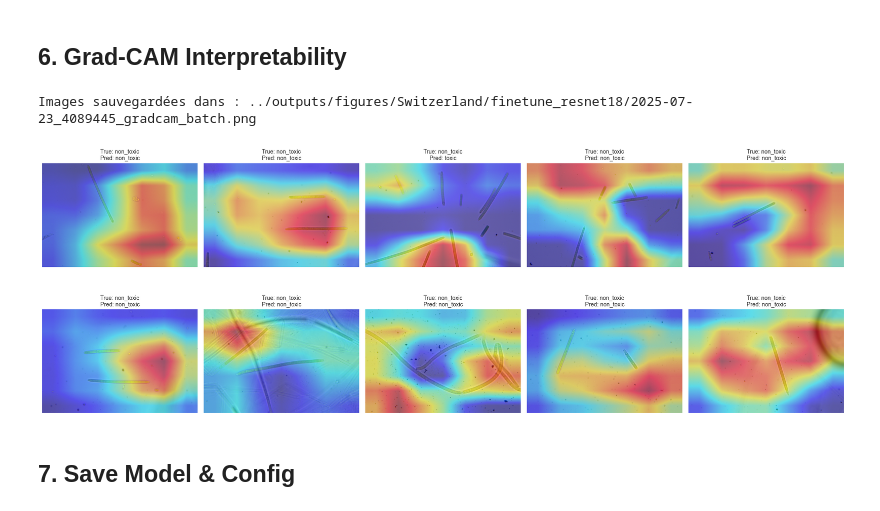
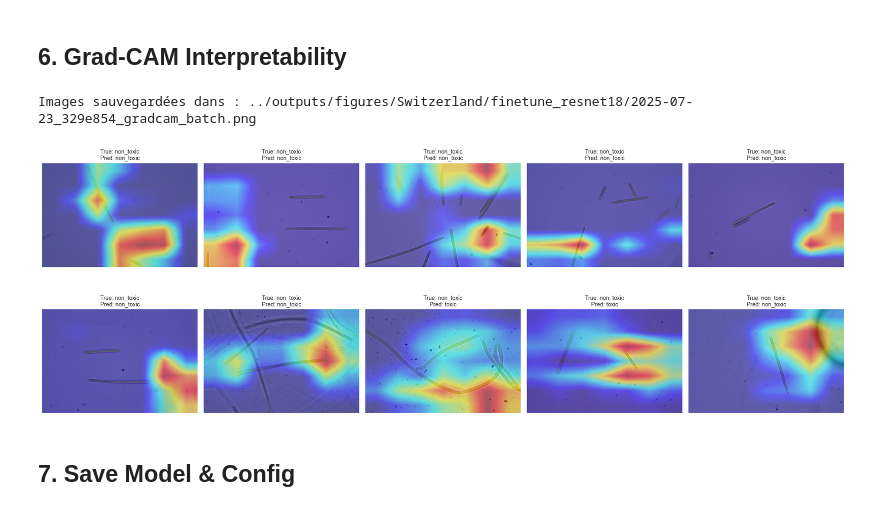
Before and after one commit to Tiits/microcoleus-project, a Jupyter notebook: notebooks/06_finetune_resnet18_cross-validation.ipynb, the cells around one changed output. Saved outputs shown, nothing was run; the diff lists cells and outputs as text; code cells hidden in the pictures.

```diff
--- a/notebooks/06_finetune_resnet18_cross-validation.ipynb
+++ b/notebooks/06_finetune_resnet18_cross-validation.ipynb
@@ -121,6 +121,23 @@ val_loader = DataLoader(val_subset,
 === Fold 1 sélectionné ===
 # %% [markdown]
 ## 3. Model Definition
+# %%
+# === EarlyStopping utility ===
+class EarlyStopping:
+    def __init__(self, patience=5, min_delta=1e-4):
+        self.patience = patience
+        self.min_delta = min_delta
+        self.best_loss = float('inf')
+        self.counter = 0
+
+    def __call__(self, val_loss):
+        if val_loss < self.best_loss - self.min_delta:
+            self.best_loss = val_loss
+            self.counter = 0
+            return False
+        else:
+            self.counter += 1
+            return self.counter >= self.patience
 # %%
 # Définition du modèle, critère et optimizer
 device = torch.device(config['training']['device'])
@@ -167,5 +216,11 @@ for epoch in range(num_epochs):
     epoch_val_loss = running_val_loss / len(val_loader.dataset)
     history['val_loss'].append(epoch_val_loss)
 
+    scheduler.step(epoch_val_loss)
+
+    if early_stopper(epoch_val_loss):
+        print(f"Early stopping à l'epoch {epoch+1}")
+        break
+
     print(f"Epoch {epoch+1}/{num_epochs} — Train Loss: {epoch_train_loss:.4f} — Val Loss: {epoch_val_loss:.4f}")
 # %% [output]
@@ -310,6 +365,8 @@ weighted avg       0.97      0.97      0.97       117
 # %% [markdown]
 ## 6. Grad-CAM Interpretability
 # %%
+from pytorch_grad_cam.utils.model_targets import ClassifierOutputTarget
+
 # Récupérer mean et std depuis la config
 mean = data_cfg['normalization']['mean']
 std  = data_cfg['normalization']['std']
@@ -323,7 +380,7 @@ vis_transform = transforms.Compose([
 
 # Préparer GradCAM
 # on cible la dernière convolution de layer4
-target_layer = model.layer4[-1]
+target_layer = model.layer4[1].conv2
 cam_extractor = GradCAM(model=model, target_layers=[target_layer])
 
 # Nombre d'images à afficher
@@ -351,41 +408,47 @@ for idx in range(n_display):
     # Préparer l'image d'entrée
     orig_resized = transforms.Resize(tuple(data_cfg['resize']))(orig_img)
     input_tensor = vis_transform(orig_resized).unsqueeze(0).to(device)
+    input_tensor.requires_grad_(True)
 
     # Prédiction du modèle
     outputs = model(input_tensor)
     pred_label = outputs.argmax(dim=1).item()
 
+    targets = [ClassifierOutputTarget(pred_label)]
+
     # Calcul du Grad-CAM
-    grayscale_cam = cam_extractor(input_tensor=input_tensor)[0]
+    grayscale_cam = cam_extractor(
+        input_tensor=input_tensor,
+        targets=targets
+    )[0]
 
     # Redimensionner la carte sur l'image originale
     cam_img = Image.fromarray((grayscale_cam * 255).astype(np.uint8))
     cam_img = cam_img.resize((W, H), resample=Image.BILINEAR)
     cam_resized = np.array(cam_img, dtype=np.float32) / 255.0
 
     # Superposer la carte sur l'image originale
     rgb_orig = np.array(orig_img, dtype=np.float32) / 255.0
     cam_on_image = show_cam_on_image(rgb_orig, cam_resized, use_rgb=True)
 
     ax.imshow(cam_on_image)
     ax.set_title(f"True: {classes[true_label]}\nPred: {classes[pred_label]}", fontsize=10)
     ax.axis('off')
 
 # Cacher les axes restants
 for ax in axes[n_display:]:
     ax.axis('off')
 
 plt.tight_layout()
 
 # Sauvegarde de la figure
 fig_path = os.path.join(FIG_OUT, f"{run_id}_gradcam_batch.png")
 plt.savefig(fig_path, dpi=300)
 print("Images sauvegardées dans :", fig_path)
 plt.show()
 # %% [output]
-Images sauvegardées dans : ../outputs/figures/Switzerland/finetune_resnet18/2025-07-23_4089445_gradcam_batch.png
+Images sauvegardées dans : ../outputs/figures/Switzerland/finetune_resnet18/2025-07-23_329e854_gradcam_batch.png
-[figure, old version]
+[figure, new version]
 # %% [markdown]
 ## 7. Save Model & Config
 # %%
```
Also changed, not shown: parts of 10 cells of this notebook, 1 other file.
